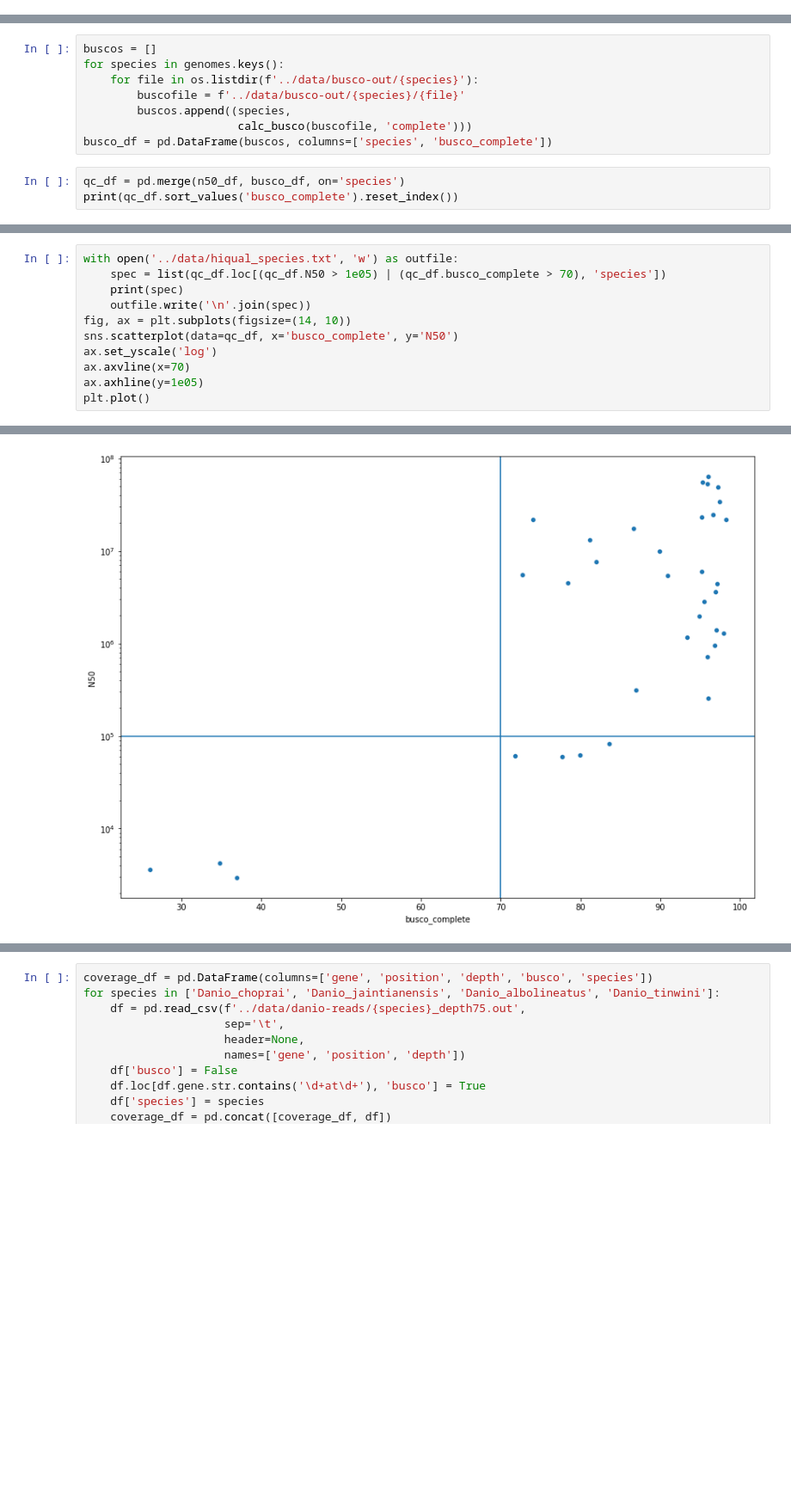
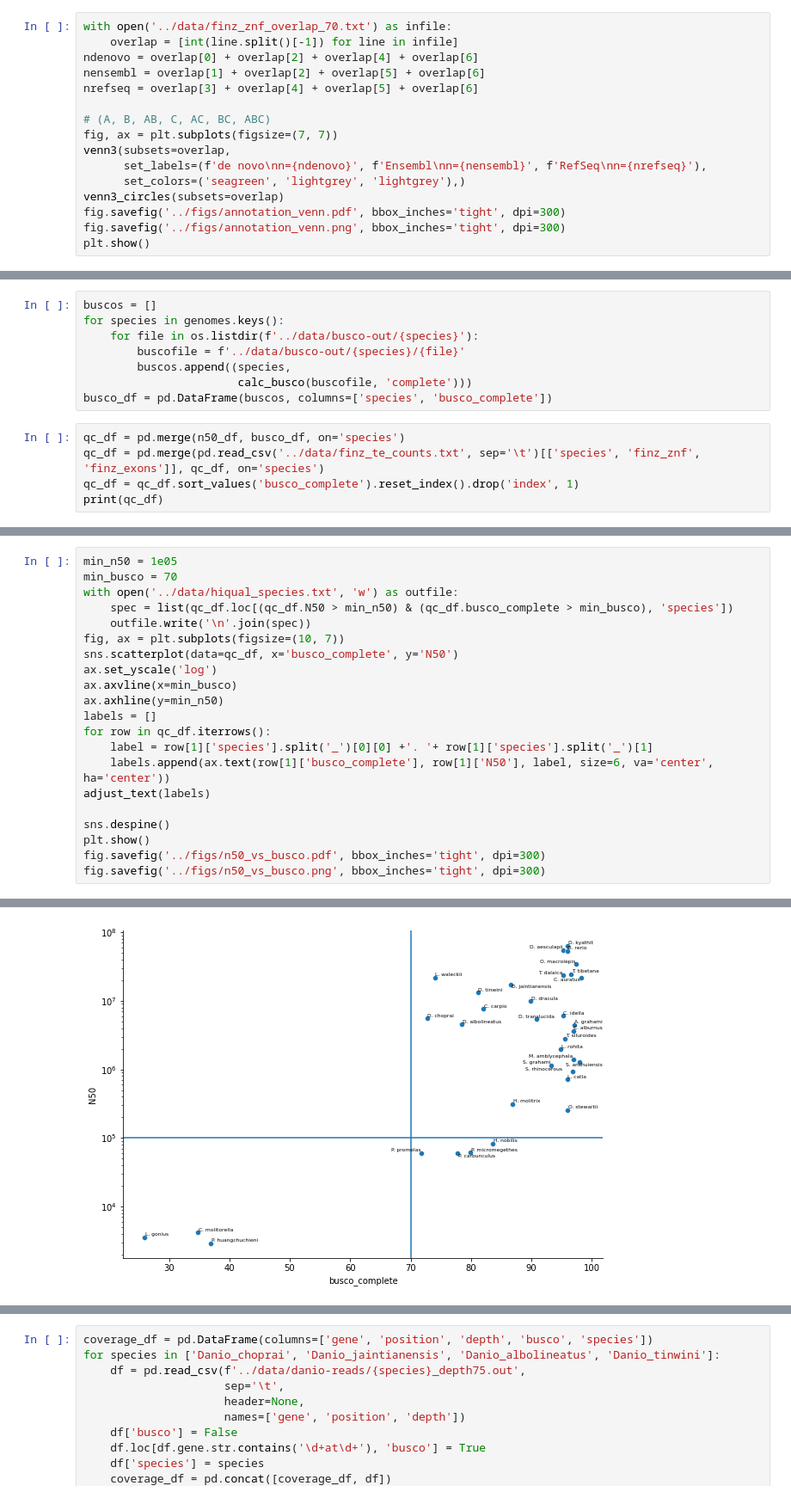
Before and after one commit to jonathan-wells/finz-znf, a Jupyter notebook: analysis/genome_quality_control.ipynb, the cells around one changed output, grey strips where cells are left out. Shown at 86% size. Drawn from its saved outputs; the diff is of its cells as text; blank space fills up the shorter version.

```diff
--- a/analysis/genome_quality_control.ipynb
+++ b/analysis/genome_quality_control.ipynb
@@ -9,0 +13,16 @@ from collections import defaultdict
+# %%
+with open('../data/finz_znf_overlap_70.txt') as infile:
+    overlap = [int(line.split()[-1]) for line in infile]
+ndenovo = overlap[0] + overlap[2] + overlap[4] + overlap[6]
+nensembl = overlap[1] + overlap[2] + overlap[5] + overlap[6]
+nrefseq = overlap[3] + overlap[4] + overlap[5] + overlap[6]
+
+# (A, B, AB, C, AC, BC, ABC)
+fig, ax = plt.subplots(figsize=(7, 7))
+venn3(subsets=overlap,
+      set_labels=(f'de novo\nn={ndenovo}', f'Ensembl\nn={nensembl}', f'RefSeq\nn={nrefseq}'),
+      set_colors=('seagreen', 'lightgrey', 'lightgrey'),)
+venn3_circles(subsets=overlap)
+fig.savefig('../figs/annotation_venn.pdf', bbox_inches='tight', dpi=300)
+fig.savefig('../figs/annotation_venn.png', bbox_inches='tight', dpi=300)
+plt.show()
@@ -54,5 +137,7 @@ for species in genomes.keys():
 busco_df = pd.DataFrame(buscos, columns=['species', 'busco_complete'])
 # %%
 qc_df = pd.merge(n50_df, busco_df, on='species')
-print(qc_df.sort_values('busco_complete').reset_index())
+qc_df = pd.merge(pd.read_csv('../data/finz_te_counts.txt', sep='\t')[['species', 'finz_znf', 'finz_exons']], qc_df, on='species')
+qc_df = qc_df.sort_values('busco_complete').reset_index().drop('index', 1)
+print(qc_df)
 # %% [output]
@@ -76,12 +161,22 @@ print(qc_df.sort_values('busco_complete').reset_index())
 # %%
+min_n50 = 1e05
+min_busco = 70
 with open('../data/hiqual_species.txt', 'w') as outfile:
-    spec = list(qc_df.loc[(qc_df.N50 > 1e05) | (qc_df.busco_complete > 70), 'species'])
-    print(spec)
+    spec = list(qc_df.loc[(qc_df.N50 > min_n50) & (qc_df.busco_complete > min_busco), 'species'])
     outfile.write('\n'.join(spec))
-fig, ax = plt.subplots(figsize=(14, 10))
+fig, ax = plt.subplots(figsize=(10, 7))
 sns.scatterplot(data=qc_df, x='busco_complete', y='N50')
 ax.set_yscale('log')
-ax.axvline(x=70)
-ax.axhline(y=1e05)
-plt.plot()
+ax.axvline(x=min_busco)
+ax.axhline(y=min_n50)
+labels = []
+for row in qc_df.iterrows():
+    label = row[1]['species'].split('_')[0][0] +'. '+ row[1]['species'].split('_')[1]
+    labels.append(ax.text(row[1]['busco_complete'], row[1]['N50'], label, size=6, va='center', ha='center'))
+adjust_text(labels)
+
+sns.despine()
+plt.show()
+fig.savefig('../figs/n50_vs_busco.pdf', bbox_inches='tight', dpi=300)
+fig.savefig('../figs/n50_vs_busco.png', bbox_inches='tight', dpi=300)
 # %% [output]
@@ -90 +183 @@ plt.plot()
-[figure, old version]
+[figure, new version]
```
Also changed, not shown: parts of 10 cells of this notebook, 6 other files.
